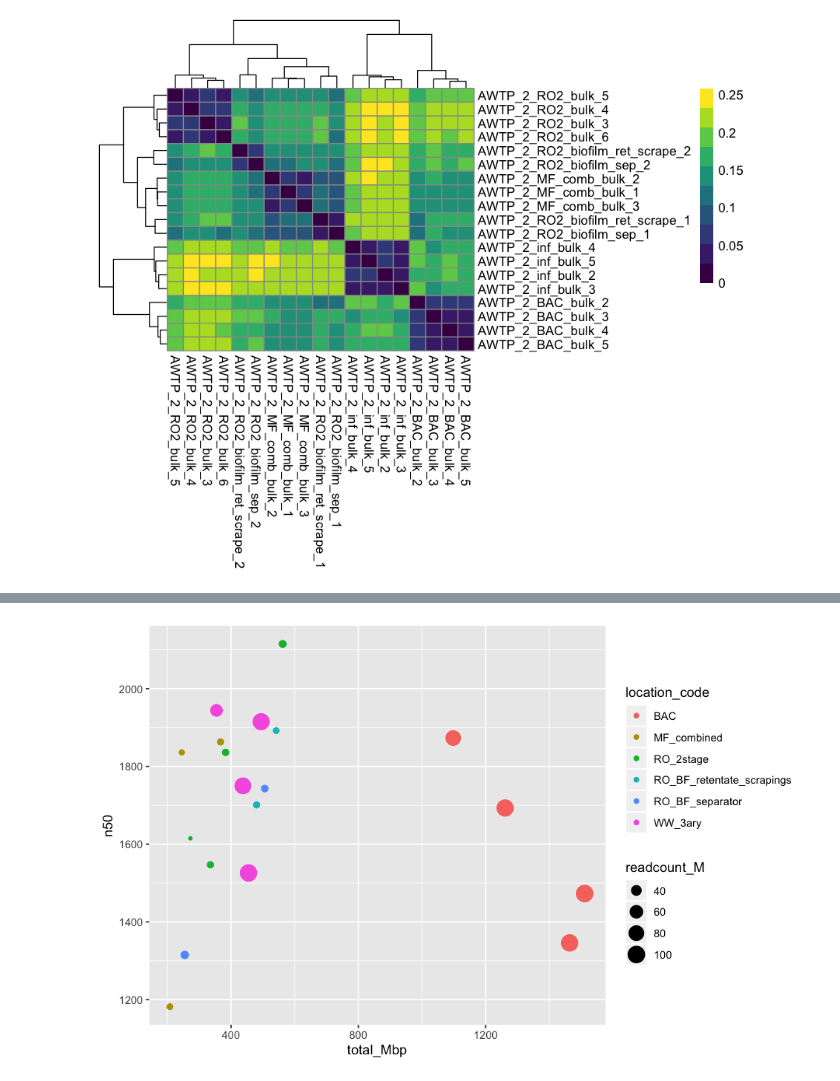
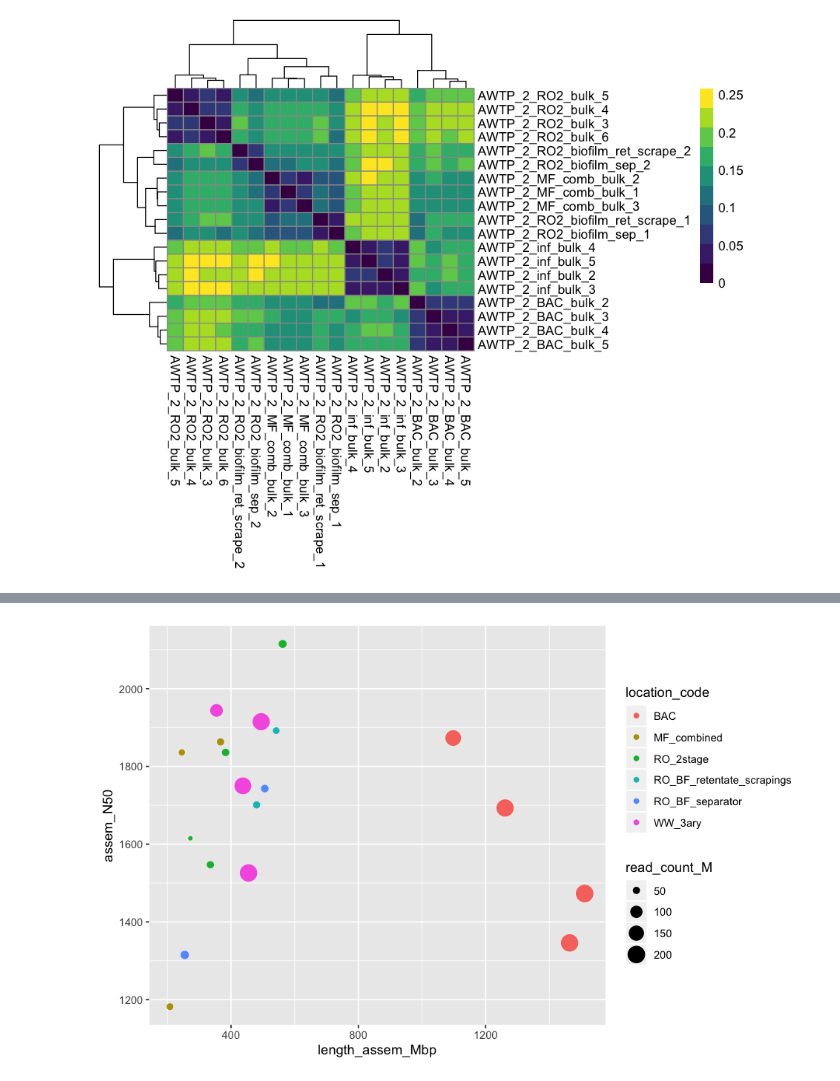
Before and after one commit to rosekantor/awtp2, a Jupyter notebook: metagenome_stats.ipynb, the cells around one changed output, grey strips where cells are left out. Saved outputs shown, nothing was run; the diff lists cells and outputs as text; code cells hidden in the pictures.

Commit message:
updated table and plots

```diff
--- a/metagenome_stats.ipynb
+++ b/metagenome_stats.ipynb
@@ -140,0 +150,26 @@ A data.frame: 19 × 11
+# %%
+# contamination data
+contam <- read.table(paste0(tab_dir, 'all_contam_report.txt'), sep='\t', header=TRUE)
+colnames(contam) <- c('sample_name',
+                       'contams_perc_of_total_cov',
+                       'contams_perc_of_total_length',
+                       'contams_length_bp',
+                       'length_assem_min1000',
+                       'contams_num_splits')
+# %%
+# readmapping data
+reads_mapped <- read.table(paste0(tab_dir, 'reads_mapped_DPWF.txt'), header=FALSE)
+colnames(reads_mapped) <- c('reads_mapped')
+count_cmd <- read.table('~/work/awtp2/workflows/count_mapped_DPWF.sh', sep=' ', header=FALSE)[6]
+colnames(count_cmd) <- c('mapping')
+sample_id <- extract(count_cmd, col=mapping, into='sample_id', regex=".+-vs-(.+).bam", remove=TRUE)
+reads_mapped <- cbind(sample_id, reads_mapped)
+# %%
+# anvio assembly info
+# update this after spliting out contams
+contig_stats <- t(read.table(paste0(tab_dir, 'contig_stats_includesContams.txt'), header=TRUE, row.names=1, sep='\t'))
+contig_stats <- as.data.frame(contig_stats)
+contig_stats <- contig_stats[order(row.names(contig_stats)),]
+contig_stats <- subset(contig_stats, select=c('Num Contigs', 'Ribosomal_RNAs', 'bacteria (Bacteria_71)', 'archaea (Archaea_76)', 'eukarya (Protista_83)'))
+contig_stats <- rownames_to_column(contig_stats, var = "sample_name")
+colnames(contig_stats) <- c('sample_name', 'num_contigs_min1000', 'rRNA_genes', 'est_num_bacteria', 'est_num_archaea', 'est_num_protista')
@@ -140,0 +178,11 @@ A data.frame: 19 × 11
+# %%
+merged_data <- merge(awtp2_nonseqdata, reads, by='sample_id')
+merged_data <- merge(merged_data, assemblies, by='sample_name')
+merged_data <- merge(merged_data, reads_mapped, by='sample_id')
+merged_data <- merge(merged_data, contam, by='sample_name')
+merged_data <- merge(merged_data, contig_stats, by='sample_name')
+merged_data$location_code <- factor(merged_data$location_code, levels = c('WW_3ary', 'BAC', 'MF_combined', 'RO_2stage', 'RO_BF_retentate_scrapings', 'RO_BF_separator'))
+merged_data$perc_mapped <- round(100*(merged_data$reads_mapped / merged_data$read_count),2)
+merged_data$sample_date <- as.Date(merged_data$sample_date, '%m/%d/%Y')
+merged_data <- merged_data[order(merged_data$location_code, merged_data$sample_date), ]
+merged_data
@@ -141,8 +209,8 @@ A data.frame: 19 × 11
 # %%
 options(repr.plot.width = 8, repr.plot.height = 5)
 
-ggplot(assem_stats, aes(x=total_Mbp, y=n50, size=readcount_M, color=location_code))+
+ggplot(merged_data, aes(x=length_assem_Mbp, y=assem_N50, size=read_count_M, color=location_code))+
     geom_point()#+
     #scale_y_continuous(trans="log10", limits=c(1e8, 1e10), labels=trans_format("log10", math_format(10^.x)))
 # %% [output]
-[figure, old version]
+[figure, new version]
```
Also changed, not shown: parts of 17 cells of this notebook.
